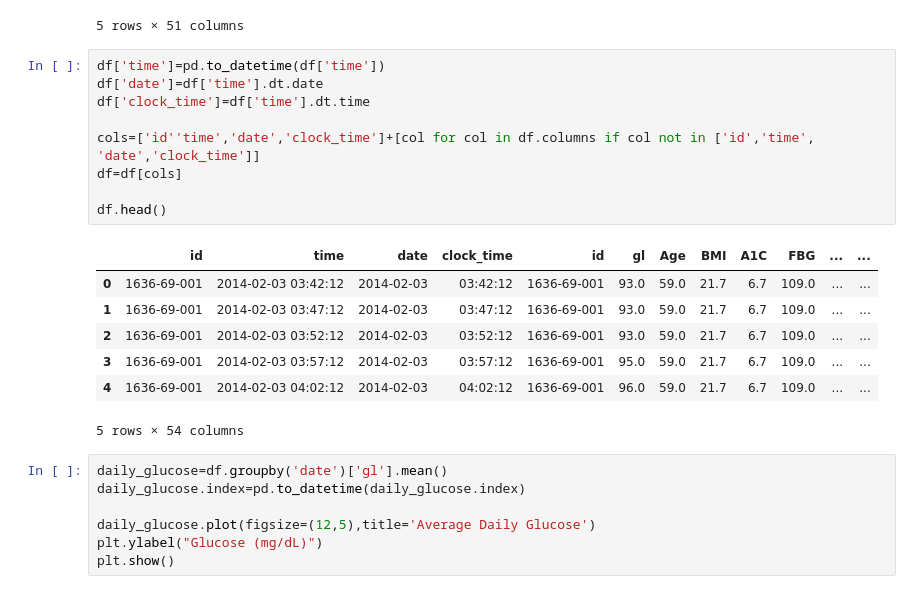
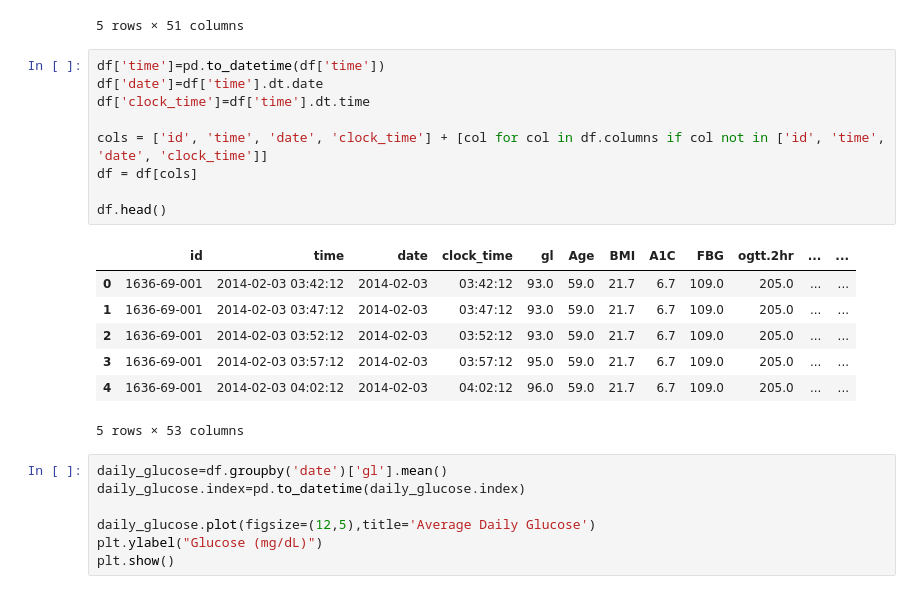
Before and after one commit to AsaAdomatis/DS780-Project, a Jupyter notebook: Tuckers Work.ipynb, the cells around one changed output. Cells and saved outputs as stored; diff of their text form.

```diff
--- a/Tuckers Work.ipynb
+++ b/Tuckers Work.ipynb
@@ -17,20 +17,20 @@ df.head()
 # %%
 df['time']=pd.to_datetime(df['time'])
 df['date']=df['time'].dt.date
 df['clock_time']=df['time'].dt.time
 
-cols=['id''time','date','clock_time']+[col for col in df.columns if col not in ['id','time', 'date','clock_time']]
-df=df[cols]
+cols = ['id', 'time', 'date', 'clock_time'] + [col for col in df.columns if col not in ['id', 'time', 'date', 'clock_time']]
+df = df[cols]
 
 df.head()
 # %% [output]
-|  | id | time | date | clock_time | id | gl | Age | BMI | A1C | FBG | ... | ... |
-| 0 | 1636-69-001 | 2014-02-03 03:42:12 | 2014-02-03 | 03:42:12 | 1636-69-001 | 93.0 | 59.0 | 21.7 | 6.7 | 109.0 | ... | ... |
-| 1 | 1636-69-001 | 2014-02-03 03:47:12 | 2014-02-03 | 03:47:12 | 1636-69-001 | 93.0 | 59.0 | 21.7 | 6.7 | 109.0 | ... | ... |
-| 2 | 1636-69-001 | 2014-02-03 03:52:12 | 2014-02-03 | 03:52:12 | 1636-69-001 | 93.0 | 59.0 | 21.7 | 6.7 | 109.0 | ... | ... |
-| 3 | 1636-69-001 | 2014-02-03 03:57:12 | 2014-02-03 | 03:57:12 | 1636-69-001 | 95.0 | 59.0 | 21.7 | 6.7 | 109.0 | ... | ... |
-| 4 | 1636-69-001 | 2014-02-03 04:02:12 | 2014-02-03 | 04:02:12 | 1636-69-001 | 96.0 | 59.0 | 21.7 | 6.7 | 109.0 | ... | ... |
+|  | id | time | date | clock_time | gl | Age | BMI | A1C | FBG | ogtt.2hr | ... | ... |
+| 0 | 1636-69-001 | 2014-02-03 03:42:12 | 2014-02-03 | 03:42:12 | 93.0 | 59.0 | 21.7 | 6.7 | 109.0 | 205.0 | ... | ... |
+| 1 | 1636-69-001 | 2014-02-03 03:47:12 | 2014-02-03 | 03:47:12 | 93.0 | 59.0 | 21.7 | 6.7 | 109.0 | 205.0 | ... | ... |
+| 2 | 1636-69-001 | 2014-02-03 03:52:12 | 2014-02-03 | 03:52:12 | 93.0 | 59.0 | 21.7 | 6.7 | 109.0 | 205.0 | ... | ... |
+| 3 | 1636-69-001 | 2014-02-03 03:57:12 | 2014-02-03 | 03:57:12 | 95.0 | 59.0 | 21.7 | 6.7 | 109.0 | 205.0 | ... | ... |
+| 4 | 1636-69-001 | 2014-02-03 04:02:12 | 2014-02-03 | 04:02:12 | 96.0 | 59.0 | 21.7 | 6.7 | 109.0 | 205.0 | ... | ... |
-5 rows × 54 columns
+5 rows × 53 columns
 # %%
 daily_glucose=df.groupby('date')['gl'].mean()
 daily_glucose.index=pd.to_datetime(daily_glucose.index)
```
Also changed, not shown: parts of 1 cell of this notebook.
